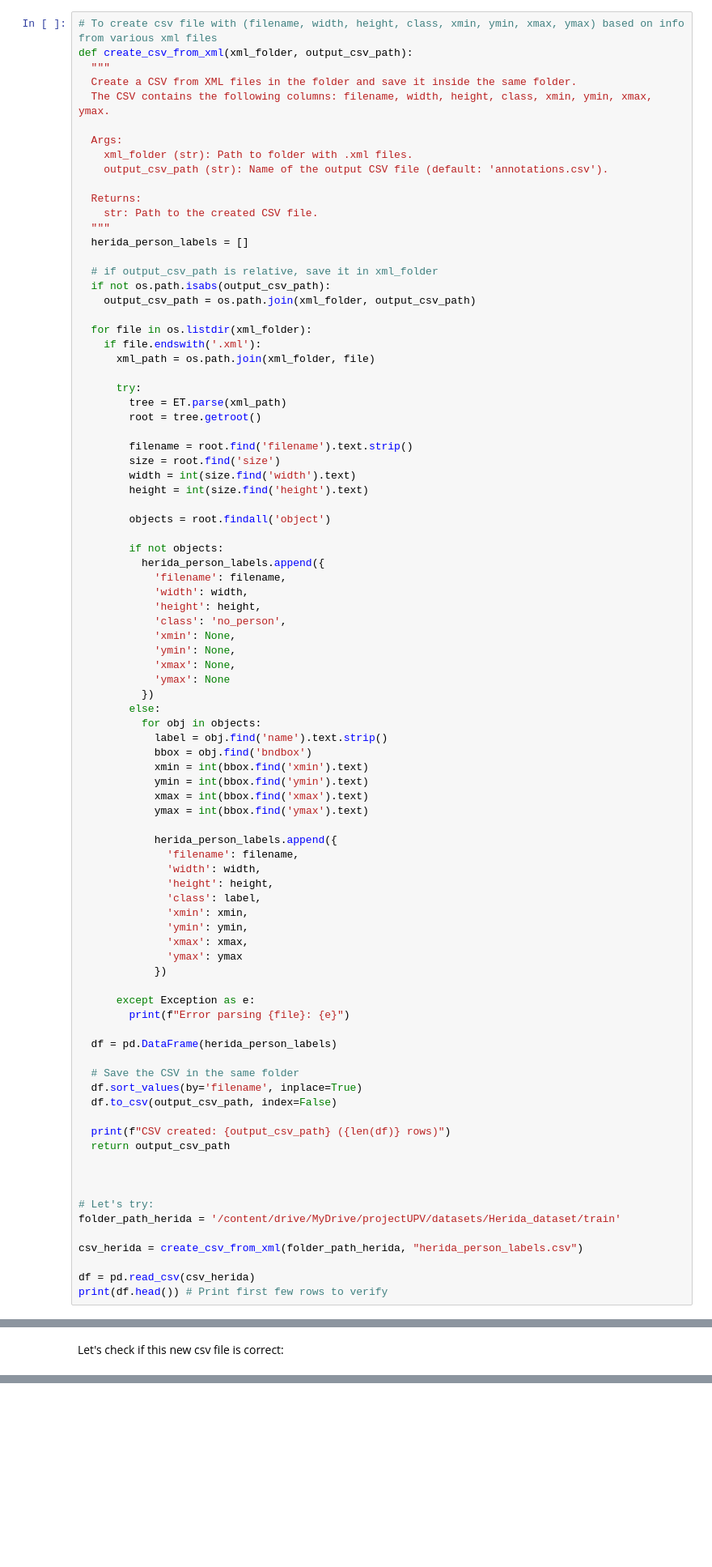
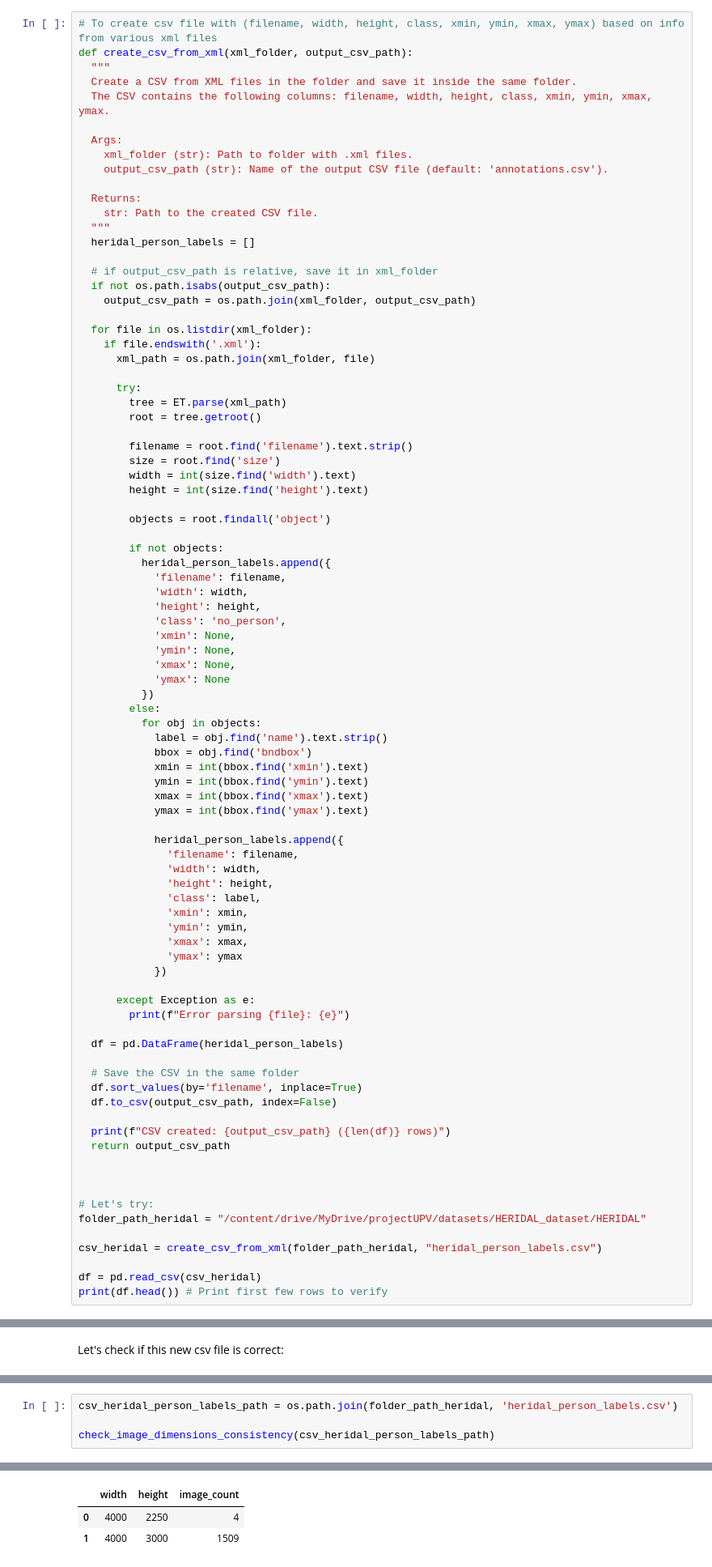
Before and after one commit to PavanDaniele/drone-person-detection, a Jupyter notebook: data_exploration.ipynb, the cells around one changed output, grey strips where cells are left out. Shown at 81% size. Cells and saved outputs as stored; diff of their text form; blank space fills up the shorter version.

```diff
--- a/data_exploration.ipynb
+++ b/data_exploration.ipynb
@@ -1854,7 +1845,7 @@ def create_csv_from_xml(xml_folder, output_csv_path):
   Returns:
     str: Path to the created CSV file.
   """
-  herida_person_labels = []
+  heridal_person_labels = []
 
   # if output_csv_path is relative, save it in xml_folder
   if not os.path.isabs(output_csv_path):
@@ -1876,7 +1867,7 @@ def create_csv_from_xml(xml_folder, output_csv_path):
         objects = root.findall('object')
 
         if not objects:
-          herida_person_labels.append({
+          heridal_person_labels.append({
             'filename': filename,
             'width': width,
             'height': height,
@@ -1895,7 +1886,7 @@ def create_csv_from_xml(xml_folder, output_csv_path):
             xmax = int(bbox.find('xmax').text)
             ymax = int(bbox.find('ymax').text)
 
-            herida_person_labels.append({
+            heridal_person_labels.append({
               'filename': filename,
               'width': width,
               'height': height,
@@ -1909,7 +1900,7 @@ def create_csv_from_xml(xml_folder, output_csv_path):
       except Exception as e:
         print(f"Error parsing {file}: {e}")
 
-  df = pd.DataFrame(herida_person_labels)
+  df = pd.DataFrame(heridal_person_labels)
 
   # Save the CSV in the same folder
   df.sort_values(by='filename', inplace=True)
@@ -1921,10 +1912,10 @@ def create_csv_from_xml(xml_folder, output_csv_path):
 
 
 # Let's try:
-folder_path_herida = '/content/drive/MyDrive/projectUPV/datasets/Herida_dataset/train'
+folder_path_heridal = "/content/drive/MyDrive/projectUPV/datasets/HERIDAL_dataset/HERIDAL"
 
-csv_herida = create_csv_from_xml(folder_path_herida, "herida_person_labels.csv")
+csv_heridal = create_csv_from_xml(folder_path_heridal, "heridal_person_labels.csv")
 
-df = pd.read_csv(csv_herida)
+df = pd.read_csv(csv_heridal)
 print(df.head()) # Print first few rows to verify
 # %% [output]
@@ -1966,0 +1948,5 @@ All images have the same size: 4000x3000
+# %%
+csv_heridal_person_labels_path = os.path.join(folder_path_heridal, 'heridal_person_labels.csv')
+
+check_image_dimensions_consistency(csv_heridal_person_labels_path)
+# %% [output]
@@ -1967,3 +1957,6 @@ All images have the same size: 4000x3000
+|  | width | height | image_count |
+| 0 | 4000 | 2250 | 4 |
+| 1 | 4000 | 3000 | 1509 |
 # %% [markdown]
 We now verify that all bounding boxes are within the image boundaries:
 # %%
```
Also changed, not shown: parts of 39 cells of this notebook.
